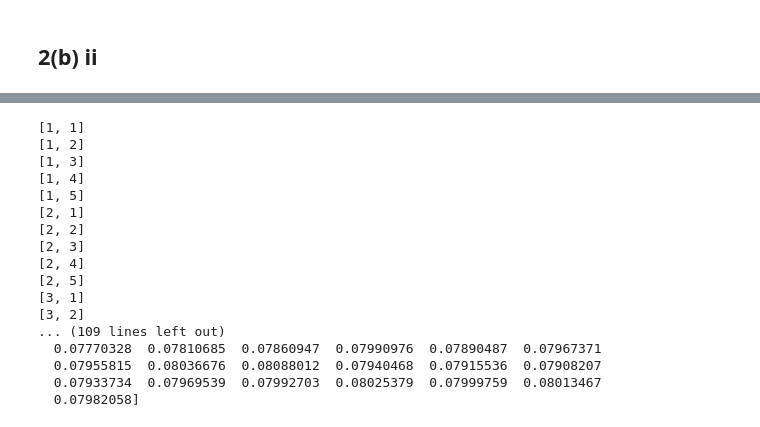
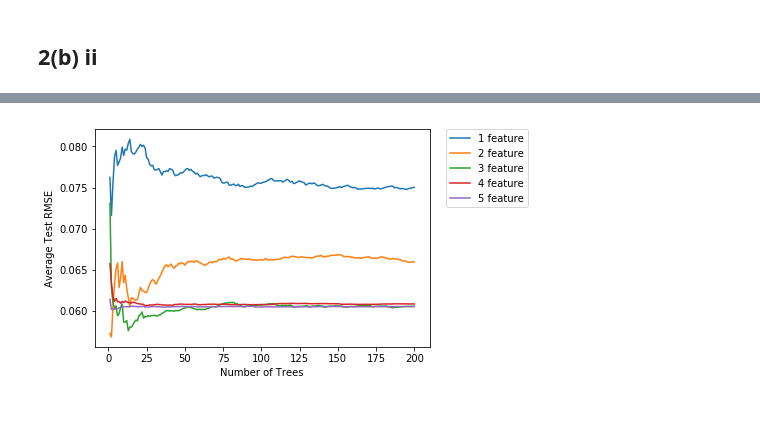
Before and after one commit to HonglanHuang/ee219, a Jupyter notebook: project4/codes/Part 2b.ipynb, the cells around one changed output, grey strips where cells are left out. Cells and saved outputs as stored; diff of their text form; code cells hidden in the pictures.

Commit message:
all code finished, lacking image of tree.

```diff
--- a/project4/codes/Part 2b.ipynb
+++ b/project4/codes/Part 2b.ipynb
@@ -153,17 +143,17 @@ def output_ave_RMSE(list_rmse, data_points):
 
 
 def out_of_bag_error(trainset, classifier):
-    target_train = trainset.pop(lables[5])
-    classifier.fit(trainset, target_train)
-    return (1- Lin_reg.oob_score_)
+    trainset_ = trainset.copy()
+    target_train = trainset_.pop(lables[5])
+    classifier.fit(trainset_, target_train)
+    return (1- classifier.oob_score_)
 
 
 def sweep_performance(trainset,testset,k):
-    for i in range(1,25):
+    for i in range(1,201):
         for j in range(1,6):
             rdf_ = RandomForestRegressor(n_estimators=i, max_features=j, max_depth=4, oob_score=True, random_state=0)
             _, RMSE_test = performance(trainset, testset, rdf_)
-            print(i,j)
             if k == 0:
                 RMSE_test_set[i][j]=list(RMSE_test)
             else:
@@ -267,29 +193,24 @@ See the caveats in the documentation: http://pandas.pydata.org/pandas-docs/stabl
 # %%
-ave_rmse_test =  np.zeros((25,6))
-for i in range(1, 25):
+import matplotlib.pyplot as plt
+
+ave_rmse_test =  np.zeros((201,6))
+for i in range(1, 201):
     for j in range(1,6):
-        print([i,j])
+        #print([i,j])
         list_rmse = list(matplotlib.cbook.flatten(RMSE_test_set[i][j]))
         ave_rmse_test[i,j] = sp.sqrt(sp.sum(square(list_rmse))/float(data_points_test*10))
         #print('Average Test RMSE is: %s'%ave_rmse_test[i,j])
-print(ave_rmse_test[:,1])
-#x_list = range(26)
-#plt.plot(x_list, list_rmse[], x_list, train_W, x_list, train_Z)
+
+x_list = range(1,201)
+
+plt.plot(x_list, ave_rmse_test[1:,1], label= '1 feature')
+plt.plot(x_list, ave_rmse_test[1:,2], label = '2 feature')
+plt.plot(x_list, ave_rmse_test[1:,3], label = '3 feature')
+plt.plot(x_list, ave_rmse_test[1:,4], label = '4 feature')
+plt.plot(x_list, ave_rmse_test[1:,5], label = '5 feature')
+plt.legend(bbox_to_anchor=(1.05, 1), loc=2, borderaxespad=0.)
+plt.ylabel('Average Test RMSE')
+plt.xlabel('Number of Trees')
+plt.show()
 # %% [output]
-[1, 1]
-[1, 2]
-[1, 3]
-[1, 4]
-[1, 5]
-[2, 1]
-[2, 2]
-[2, 3]
-[2, 4]
-[2, 5]
-[3, 1]
-[3, 2]
-... (109 lines left out)
-  0.07770328  0.07810685  0.07860947  0.07990976  0.07890487  0.07967371
-  0.07955815  0.08036676  0.08088012  0.07940468  0.07915536  0.07908207
-  0.07933734  0.07969539  0.07992703  0.08025379  0.07999759  0.08013467
-  0.07982058]
+[figure, added]
```
Also changed, not shown: parts of 14 cells of this notebook.
